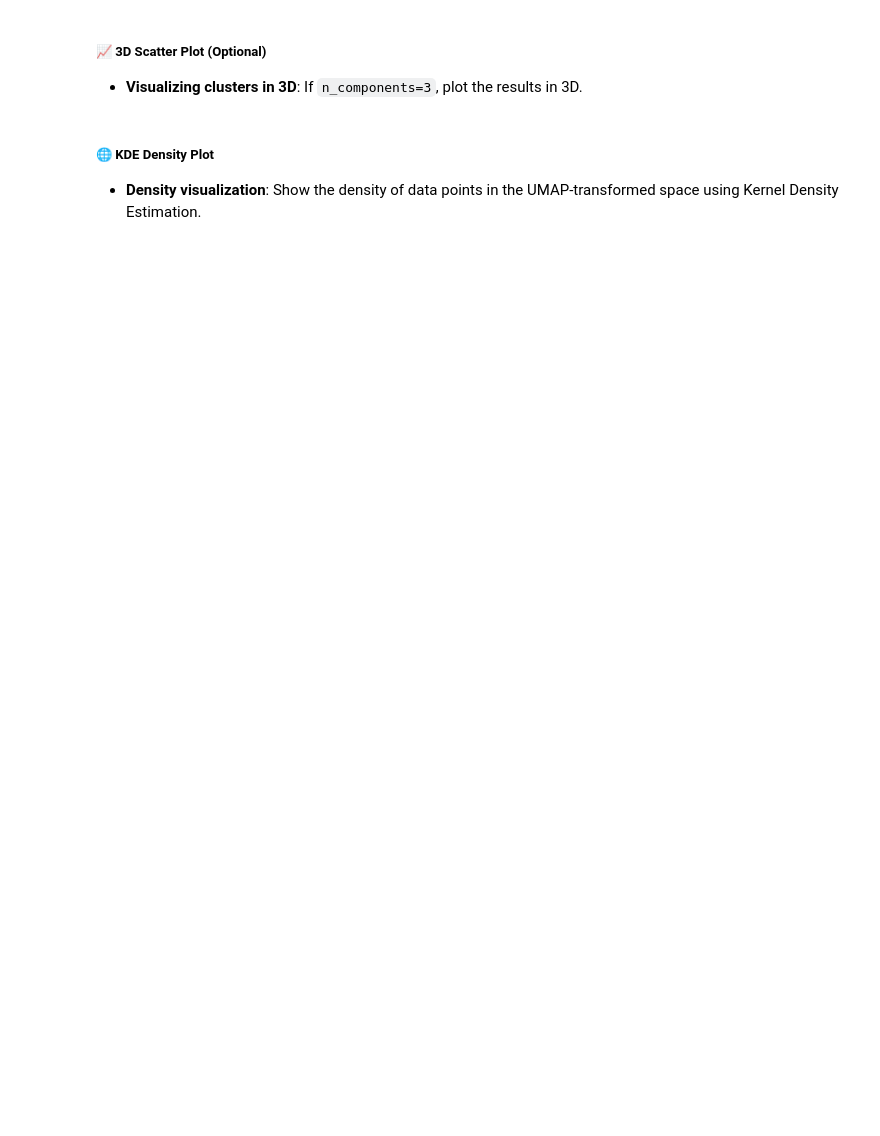
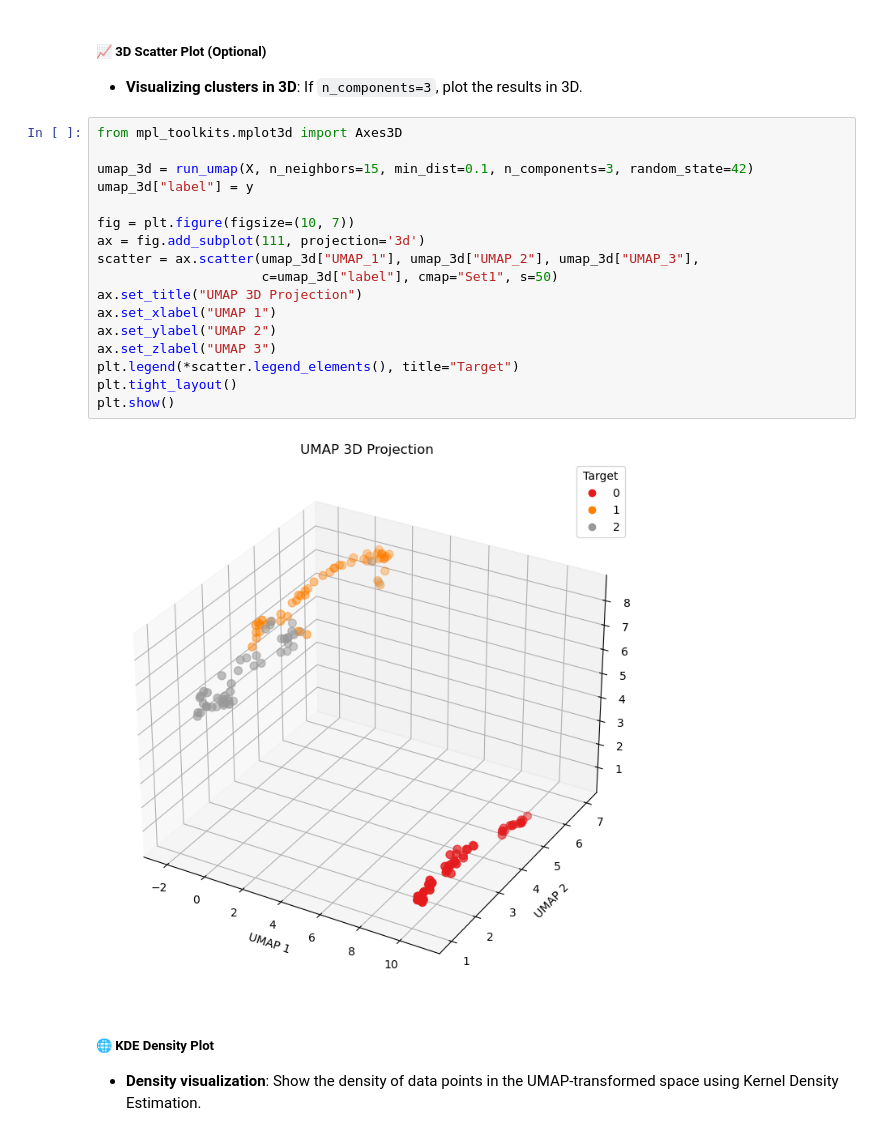
Before and after one commit to ashrithssreddy/ml-toolkit, a Jupyter notebook: Unsupervised_Learning/dimensionality_reduction_v2.ipynb, the cells around one changed output. Saved outputs shown, nothing was run; the diff lists cells and outputs as text; blank space fills up the shorter version.

```diff
--- a/Unsupervised_Learning/dimensionality_reduction_v2.ipynb
+++ b/Unsupervised_Learning/dimensionality_reduction_v2.ipynb
@@ -1318,6 +1400,25 @@ UMAP (Uniform Manifold Approximation and Projection) is a non-linear dimensional
 # %% [markdown]
 ##### 📈 3D Scatter Plot (Optional)
 - **Visualizing clusters in 3D**: If `n_components=3`, plot the results in 3D.
+# %%
+from mpl_toolkits.mplot3d import Axes3D
+
+umap_3d = run_umap(X, n_neighbors=15, min_dist=0.1, n_components=3, random_state=42)
+umap_3d["label"] = y
+
+fig = plt.figure(figsize=(10, 7))
+ax = fig.add_subplot(111, projection='3d')
+scatter = ax.scatter(umap_3d["UMAP_1"], umap_3d["UMAP_2"], umap_3d["UMAP_3"],
+                     c=umap_3d["label"], cmap="Set1", s=50)
+ax.set_title("UMAP 3D Projection")
+ax.set_xlabel("UMAP 1")
+ax.set_ylabel("UMAP 2")
+ax.set_zlabel("UMAP 3")
+plt.legend(*scatter.legend_elements(), title="Target")
+plt.tight_layout()
+plt.show()
+# %% [output]
+[figure, added]
 # %% [markdown]
 ##### 🌐 KDE Density Plot
 - **Density visualization**: Show the density of data points in the UMAP-transformed space using Kernel Density Estimation.
```
Also changed, not shown: parts of 17 cells of this notebook.
